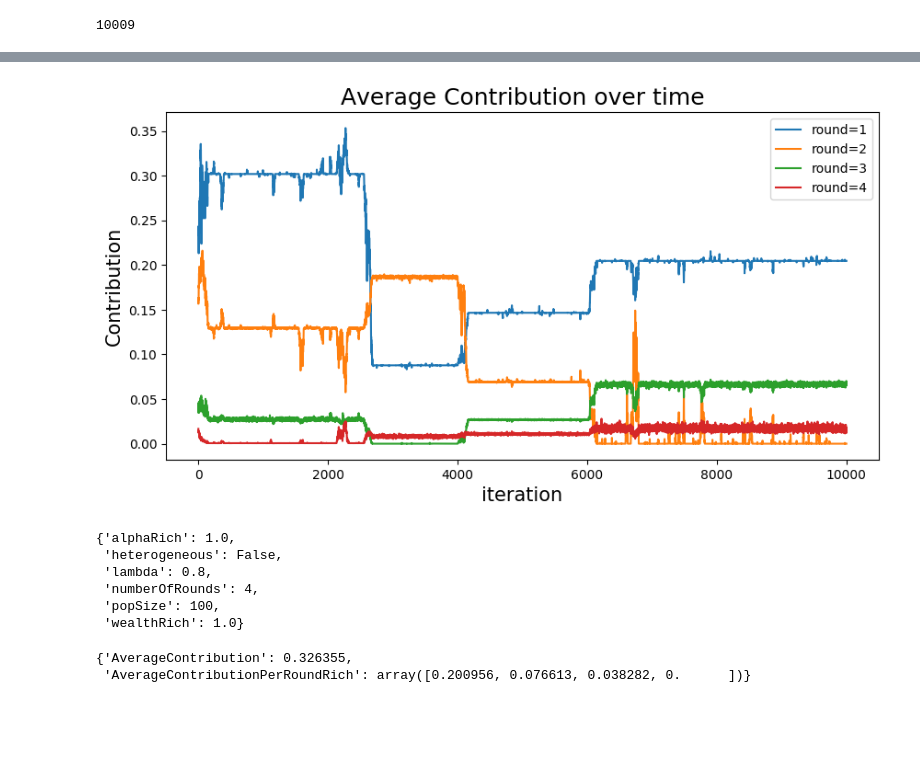
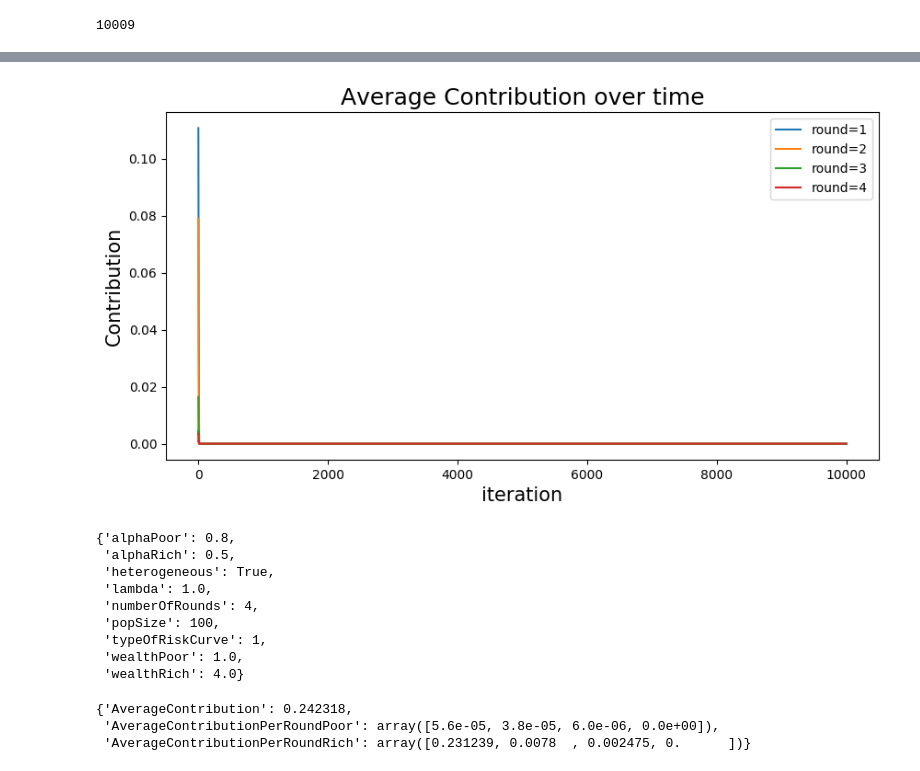
Before and after one commit to vladiulianbogdan/CGT_Project, a Jupyter notebook: TestBook.ipynb, the cells around one changed output, grey strips where cells are left out. Drawn from its saved outputs; the diff is of its cells as text; code cells hidden in the pictures; blank space fills up the shorter version.

Commit message:
Tested functions with hetero
Did an additional simulation of the heterogene case. Also updated the plot function and everything works fine

```diff
--- a/TestBook.ipynb
+++ b/TestBook.ipynb
@@ -27,6 +27,7 @@ Strategy:
 Reading out the .dat file
 # %%
 filename= "TestSimulation.dat"
+filename = "TestHeteroSimulation.dat"
 # %%
 def file_len(fname):
     """ Returns number of lines in the file
@@ -59,6 +60,7 @@ def readContributionFileToData(fileName, heterogeneous, rounds, numGenerations=N
 
         linesHeader = 9
         linesSummary = 3
+        linesPerGeneration = 2
 
         if numGenerations is None:
             linesGenerations = lenfile - linesHeader -linesSummary
@@ -102,4 +104,7 @@ def readContributionFileToData(fileName, heterogeneous, rounds, numGenerations=N
 
     return contribution
 
-contributionArray = readContributionFileToData(filename,False,4)
+contributionArray = readContributionFileToData(filename,True,4)
+print(contributionArray.shape)
+print(contributionArray[:3])
+print(contributionArray[-3:])
@@ -106,24 +129,33 @@ contributionArray = readContributionFileToData(filename,False,4)
 # %%
-def plotContributionVsGeneration(contributionArray):
-    """ This was just a quick function to plot the contribution level.
-        Only accepts homogeneous !
+def plotContributionVsGeneration(contributionArray,plotRich=True):
+    """ Plot contribution versus itteration
+        plotRich = True the rich are plot else the poor are plot
+
     """
+    isHetero = len(contributionArray.shape)==3 # boolian that tells if it is heterogenous.
+    if isHetero:
+        IndexWealthType = 0 if plotRich else 1
+
     rounds = contributionArray.shape[-1]
     fig = plt.figure(figsize=(10,5),dpi=100)
+
     for r in range(0,rounds):
-        plt.plot(contributionArray[:,r],label=f"round={r+1}")
+        if isHetero:# Is hetrogenious
+            plt.plot(contributionArray[:,IndexWealthType,r],label=f"round={r+1}")
+        else:
+            plt.plot(contributionArray[:,r],label=f"round={r+1}")
 
     plt.xlabel("iteration",fontsize=15)
     plt.ylabel("Contribution",fontsize=15)
     plt.title("Average Contribution over time",fontsize=18)
     plt.legend()
     #plt.savefig("Contribution")
 
     return fig
 
-fig =plotContributionVsGeneration(contributionArray)
+fig = plotContributionVsGeneration(contributionArray,plotRich=False)
 # %% [output]
-[figure, old version]
+[figure, new version]
 # %%
 def readHeader(filename):
     """ Extract header information return this in a dictionary"""
@@ -140,6 +172,7 @@ def readHeader(filename):
             Header["wealthPoor"] = float(file.readline())
 
         Header["numberOfRounds"] = int(file.readline())
+        Header["typeOfRiskCurve"] = int(file.readline())
 
         if Header["heterogeneous"]==False:
             Header["alphaRich"] = float(file.readline())
@@ -153,12 +186,15 @@ def readHeader(filename):
 
 readHeader(filename)
 # %% [output]
-{'alphaRich': 1.0,
- 'heterogeneous': False,
- 'lambda': 0.8,
+{'alphaPoor': 0.8,
+ 'alphaRich': 0.5,
+ 'heterogeneous': True,
+ 'lambda': 1.0,
  'numberOfRounds': 4,
  'popSize': 100,
- 'wealthRich': 1.0}
+ 'typeOfRiskCurve': 1,
+ 'wealthPoor': 1.0,
+ 'wealthRich': 4.0}
 # %%
 def readSummary(filename, heterogeneous):
     """ Read the summary of a file and return it in a dictionary"""
@@ -171,11 +207,11 @@ def readSummary(filename, heterogeneous):
     summary = {}
     # Sadly I don't know an easy way to just start at the end of a file.
     countSummaryLines = 0 # Have a counter that keeps track which summary line we are evaluating
+
     with open(filename) as file:
         for i, line in enumerate(file):
             if i<(lenFile-lenSummary):
                 continue
-
             if i==lenFile-1: # Remove last newline character from the list line else the np.fromstring doesn't work
                 line=line[:-2]
 
@@ -190,7 +226,8 @@ def readSummary(filename, heterogeneous):
 
     return summary
 
-readSummary(filename,False)
+readSummary(filename,True)
 # %% [output]
-{'AverageContribution': 0.326355,
- 'AverageContributionPerRoundRich': array([0.200956, 0.076613, 0.038282, 0.      ])}
+{'AverageContribution': 0.242318,
+ 'AverageContributionPerRoundPoor': array([5.6e-05, 3.8e-05, 6.0e-06, 0.0e+00]),
+ 'AverageContributionPerRoundRich': array([0.231239, 0.0078  , 0.002475, 0.      ])}
```
Also changed, not shown: parts of 1 cell of this notebook, 3 other files.
